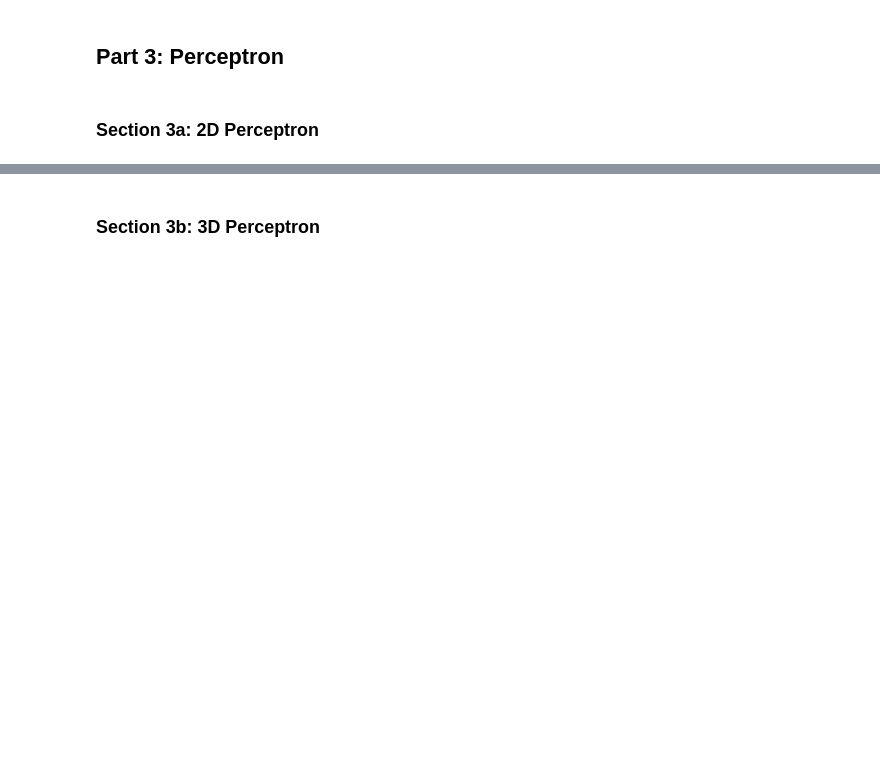
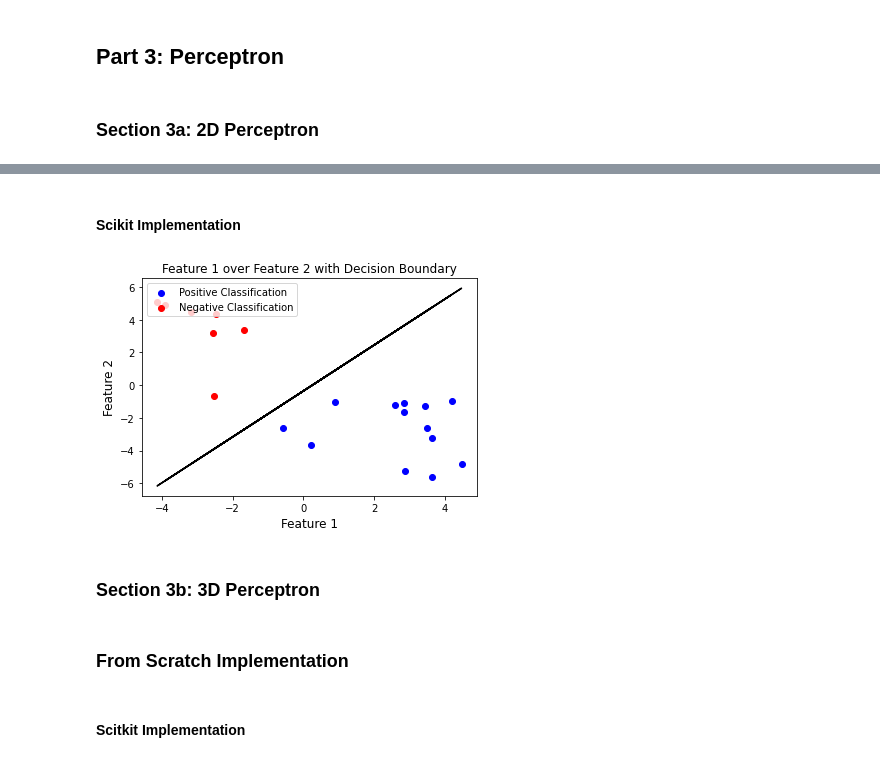
Before and after one commit to NicolasHammer/linear-models-exhibition, a Jupyter notebook: linear_models_exhibition.ipynb, the cells around one changed output, grey strips where cells are left out. Drawn from its saved outputs; the diff is of its cells as text; code cells hidden in the pictures; blank space fills up the shorter version.

```diff
--- a/linear_models_exhibition.ipynb
+++ b/linear_models_exhibition.ipynb
@@ -189,3 +200,39 @@ model.visualize(test_features, test_targets, ["Feature 1", "Feature 2"])
+# %% [markdown]
+#### Scikit Implementation
+# %%
+# Step 2: Find the decision boundary and visualize
+%matplotlib inline
+
+train_features, test_features, train_targets, test_targets = model_selection.train_test_split(features.T, targets.T, train_size = 0.8, test_size = 0.2)
+
+model = linear_model.Perceptron()
+model.fit(train_features, train_targets)
+
+## Produce scatterplot
+positive_features = test_features[test_targets[:,0] == 1, :]
+negative_features = test_features[test_targets[:,0] == -1, :]
+plt.scatter(positive_features[:,0], positive_features[:,1], c='b', marker='o',
+            label="Positive Classification")
+plt.scatter(negative_features[:,0], negative_features[:,1], c='r', marker='o',
+            label="Negative Classification")
+
+## Produce perceptron line
+w_0 = model.intercept_[0]
+w_1 = model.coef_[0,0]
+w_2 = model.coef_[0,1]
+
+perceptron = -(w_1/w_2)*test_features[:, 0] - (w_0/w_2)
+
+## Plot line
+plt.plot(test_features[:, 0], perceptron, c='k')
+
+plt.legend(loc="upper left")
+plt.title("Feature 1 over Feature 2 with Decision Boundary")
+plt.xlabel("Feature 1", fontsize=12)
+plt.ylabel("Feature 2", fontsize=12)
+plt.show()
+# %% [output]
+[figure, added]
 # %% [markdown]
 ### Section 3b: 3D Perceptron
 # %%
@@ -205,2 +250,4 @@ train_features, train_targets, test_features, test_targets = train_test_split(fe
+# %% [markdown]
+### From Scratch Implementation
 # %%
 # Step 2: Find the decision boundary and visualize
@@ -207,3 +258,5 @@ train_features, train_targets, test_features, test_targets = train_test_split(fe
 model = Perceptron()
 model.fit(train_features, train_targets)
 model.visualize(test_features, test_targets, axes_labels=["Features 1", "Features 2", "Feature 3"])
+# %% [markdown]
+#### Scitkit Implementation
```
Also changed, not shown: parts of 11 cells of this notebook, 2 other files.
